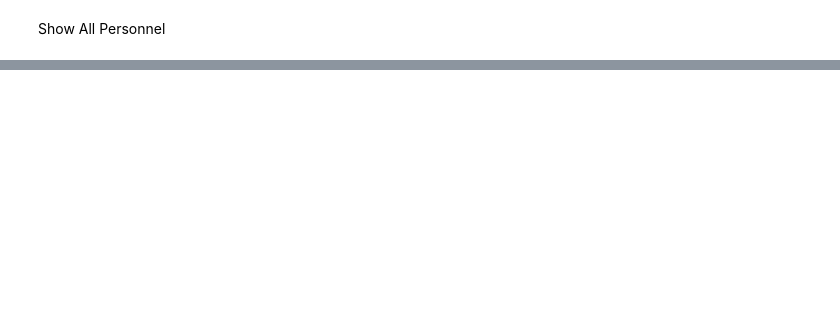
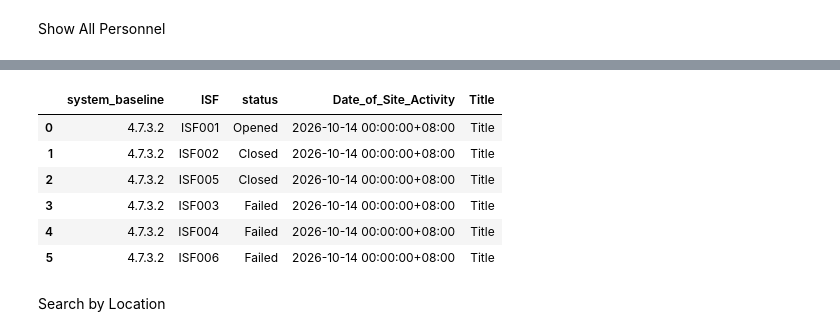
Before and after one commit to ernmin/site-activity, a Jupyter notebook: query.ipynb, the cells around one changed output, grey strips where cells are left out. Drawn from its saved outputs; the diff is of its cells as text; code cells hidden in the pictures; blank space fills up the shorter version.

```diff
--- a/query.ipynb
+++ b/query.ipynb
@@ -244,0 +293,3 @@ result_df
+# %%
+sysbl = '4.7.3.2'
+#None to select all sysbl
@@ -244,0 +310,20 @@ result_df
+# %%
+query = """
+SELECT system_baseline, ISF, status, Date_of_Site_Activity, Title
+FROM site_activity
+JOIN system_baseline ON system_baseline.FK = site_activity.PK
+JOIN ISF ON site_activity.PK = ISF.FK
+WHERE (system_baseline = $sysbl OR $sysbl IS NULL)
+"""
+result_df = duckdb.query(query, params={"sysbl": sysbl}).to_df()
+result_df
+# %% [output]
+|  | system_baseline | ISF | status | Date_of_Site_Activity | Title |
+| 0 | 4.7.3.2 | ISF001 | Opened | 2026-10-14 00:00:00+08:00 | Title |
+| 1 | 4.7.3.2 | ISF002 | Closed | 2026-10-14 00:00:00+08:00 | Title |
+| 2 | 4.7.3.2 | ISF005 | Closed | 2026-10-14 00:00:00+08:00 | Title |
+| 3 | 4.7.3.2 | ISF003 | Failed | 2026-10-14 00:00:00+08:00 | Title |
+| 4 | 4.7.3.2 | ISF004 | Failed | 2026-10-14 00:00:00+08:00 | Title |
+| 5 | 4.7.3.2 | ISF006 | Failed | 2026-10-14 00:00:00+08:00 | Title |
+# %% [markdown]
+Search by Location
```
Also changed, not shown: parts of 18 cells of this notebook, 1 other file.
